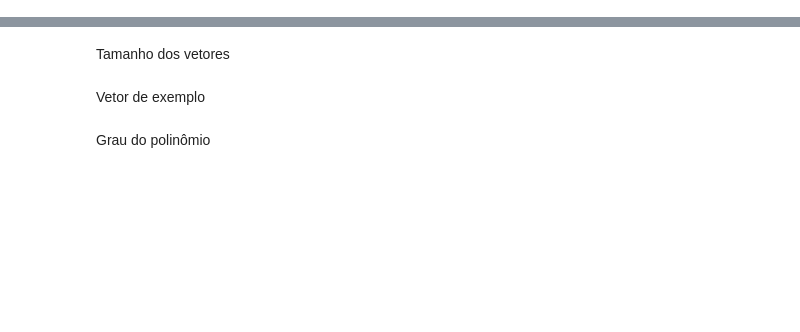
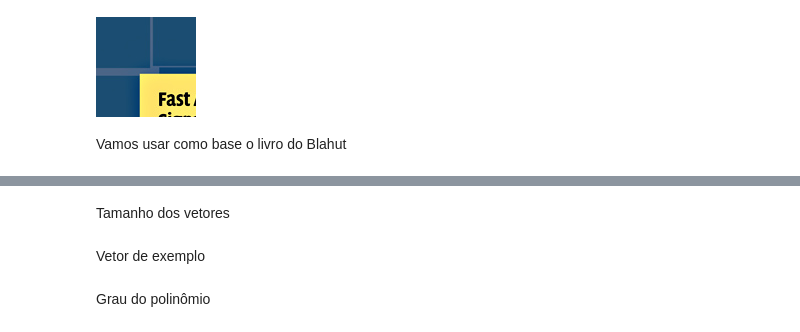
Before and after one commit to tarsioonofrio/fast-convolution-rtl, a Jupyter notebook: winograd.ipynb, the cells around one changed output, grey strips where cells are left out. Drawn from its saved outputs; the diff is of its cells as text; code cells hidden in the pictures; blank space fills up the shorter version.

```diff
--- a/winograd.ipynb
+++ b/winograd.ipynb
@@ -5,0 +26,6 @@ import numpy as np
+# %%
+plot_pdf(doc[0], [0, 0, 100, 100])
+# %% [output]
+[figure, added]
+# %% [markdown]
+Vamos usar como base o livro do Blahut
```
Also changed, not shown: parts of 22 cells of this notebook.
